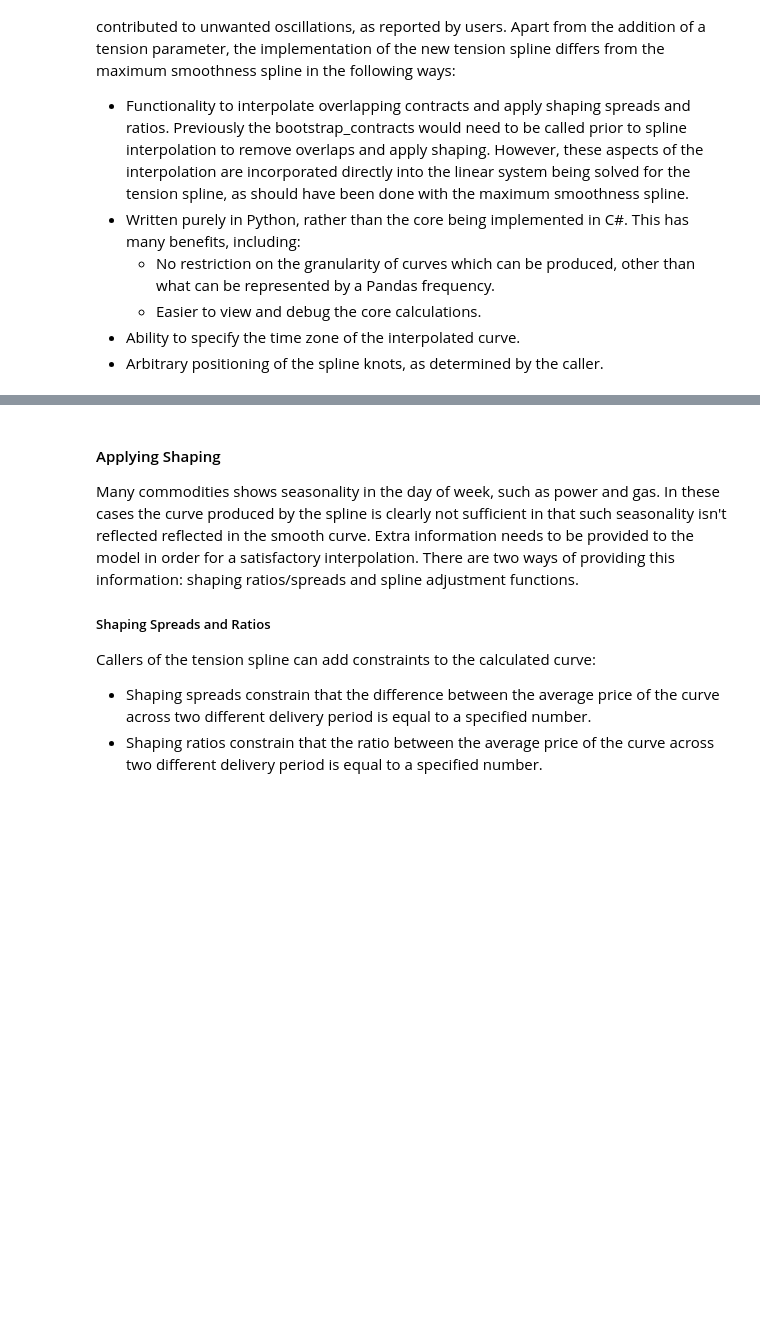
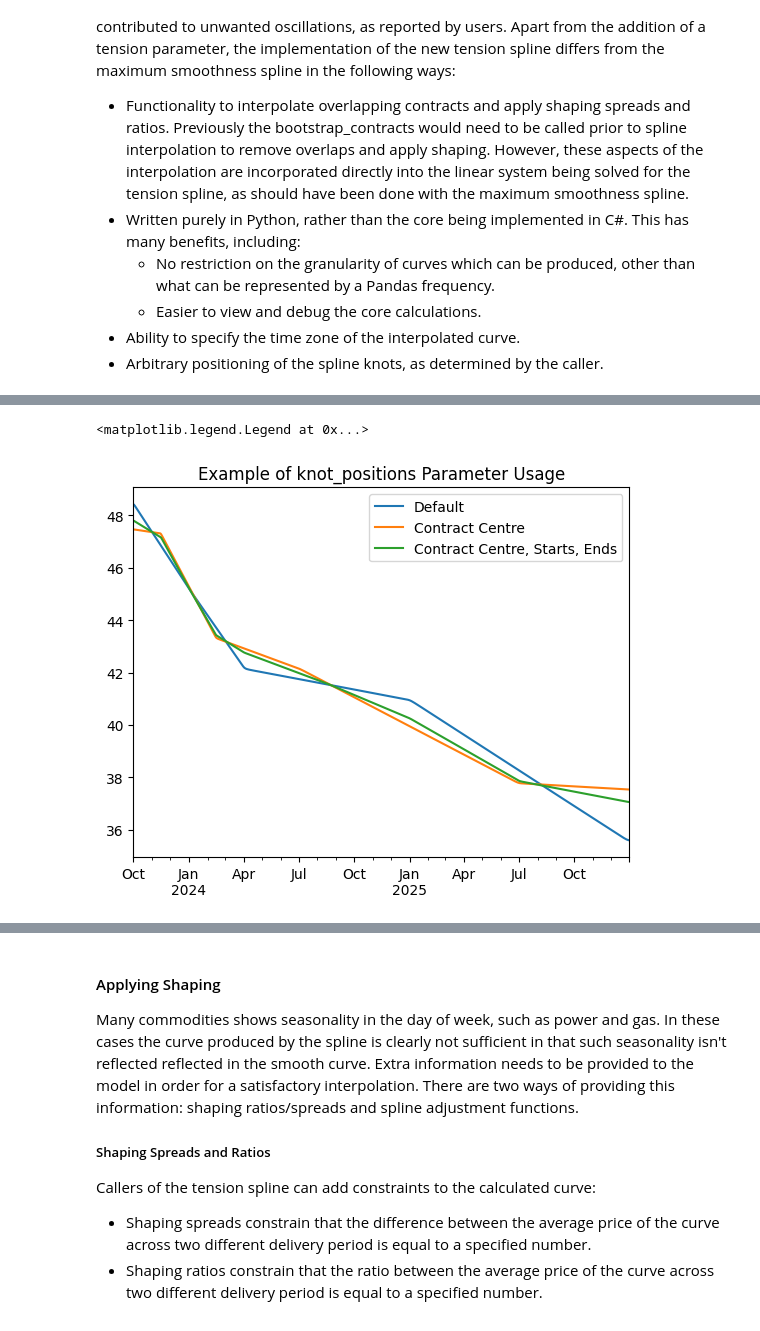
Before and after one commit to tpberntsen/curves, a Jupyter notebook: samples/python/hyperbolic_tension_spline.ipynb, the cells around one changed output, grey strips where cells are left out. Saved outputs shown, nothing was run; the diff lists cells and outputs as text; code cells hidden in the pictures; blank space fills up the shorter version.

```diff
--- a/samples/python/hyperbolic_tension_spline.ipynb
+++ b/samples/python/hyperbolic_tension_spline.ipynb
@@ -17,0 +27,23 @@ The tension parameter to the tension spline, which is described in detail below,
+# %%
+from curves import hyperbolic_tension_spline, KnotPositions, contract_period as cp
+
+tension = 100.0
+
+contracts = [
+    (cp.q_4(2023), 46.85),
+    (cp.q_1(2024), 43.72),
+    (cp.cal_year(2024), 42.09),
+    (cp.cal_year(2025), 38.25),
+]
+
+curve_default_knots = hyperbolic_tension_spline(contracts, freq='D', tension=tension)
+curve_centre_knots = hyperbolic_tension_spline(contracts, freq='D', tension=tension, knot_positions=KnotPositions.CONTRACT_CENTRE)
+curve_centre_start_end_knots = hyperbolic_tension_spline(contracts, freq='D', tension=tension, knot_positions=KnotPositions.SPACING_CENTRE | KnotPositions.CONTRACT_START_AND_END)
+
+ax = curve_default_knots.plot(legend=True, title='Example of knot_positions Parameter Usage')
+curve_centre_knots.plot(legend=True)
+curve_centre_start_end_knots.plot(legend=True)
+ax.legend(['Default', 'Contract Centre', 'Contract Centre, Starts, Ends'])
+# %% [output]
+<matplotlib.legend.Legend at 0x...>
+[figure, added]
```
Also changed, not shown: parts of 6 cells of this notebook.
